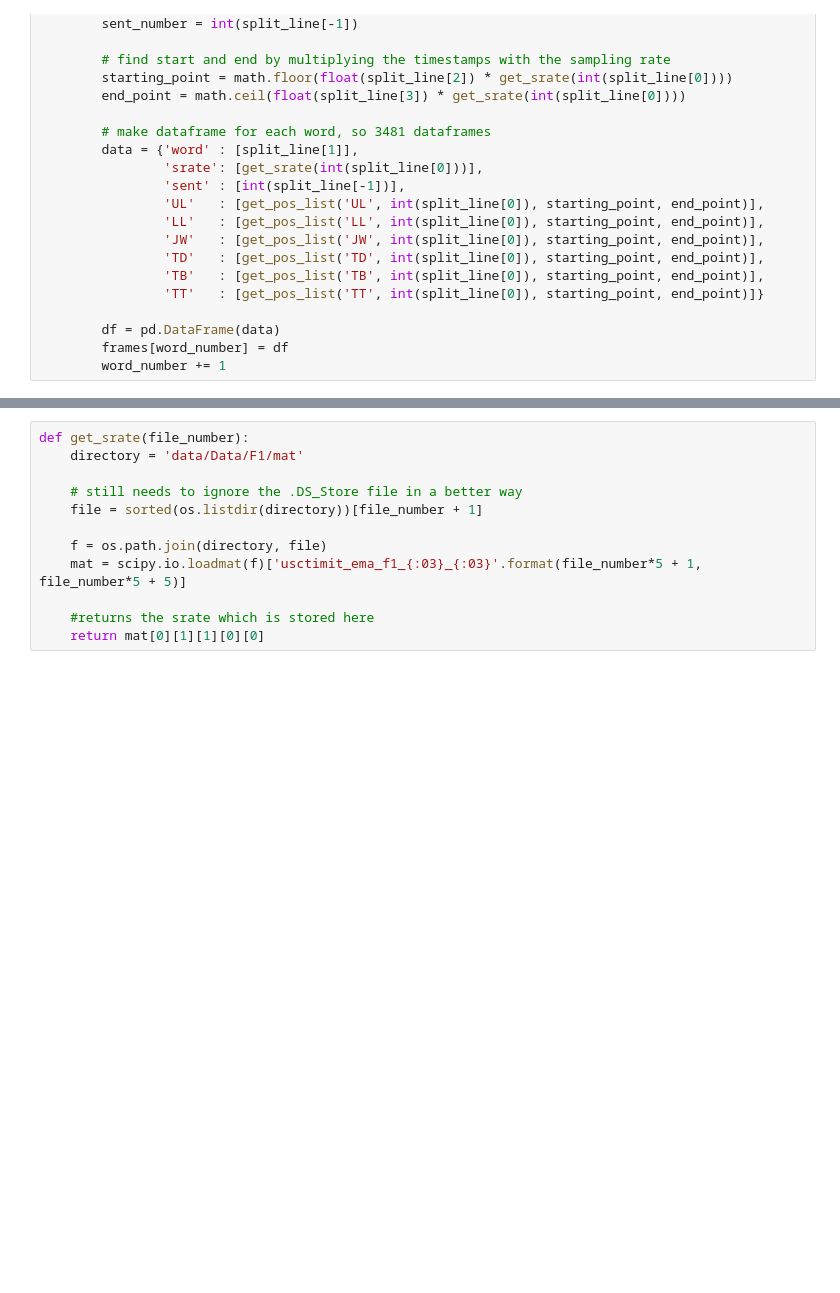
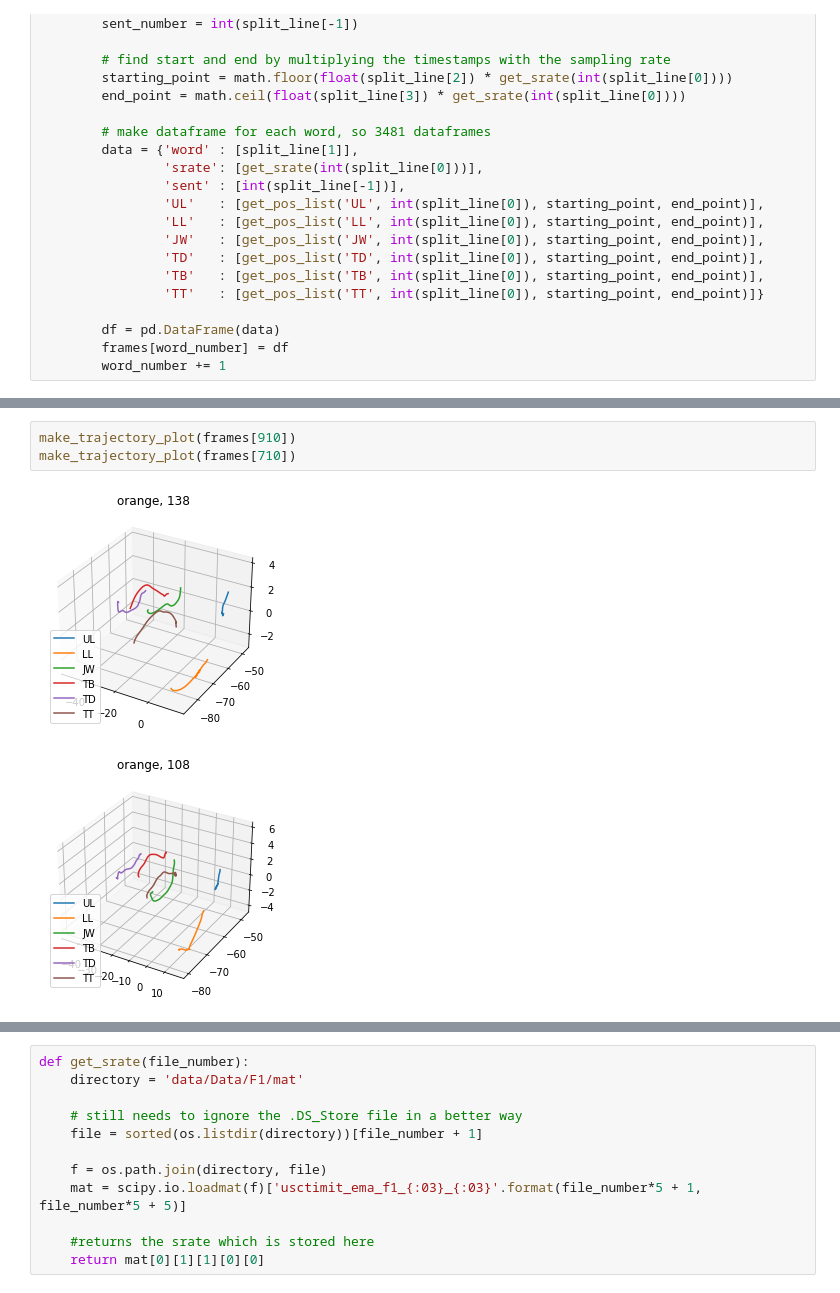
Before and after one commit to evankemmer/UMCUproject, a Jupyter notebook: main.ipynb, the cells around one changed output, grey strips where cells are left out. Drawn from its saved outputs; the diff is of its cells as text; blank space fills up the shorter version.

```diff
--- a/main.ipynb
+++ b/main.ipynb
@@ -59,0 +55,6 @@ frames[3434]#['LL'][0]
+# %%
+make_trajectory_plot(frames[910])
+make_trajectory_plot(frames[710])
+# %% [output]
+[figure, added]
+[figure, added]
```
Also changed, not shown: parts of 7 cells of this notebook.
